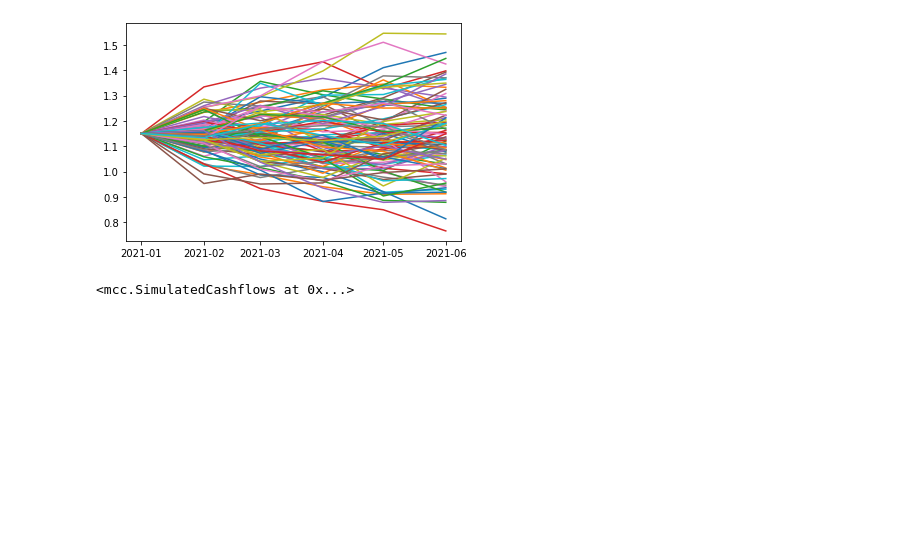
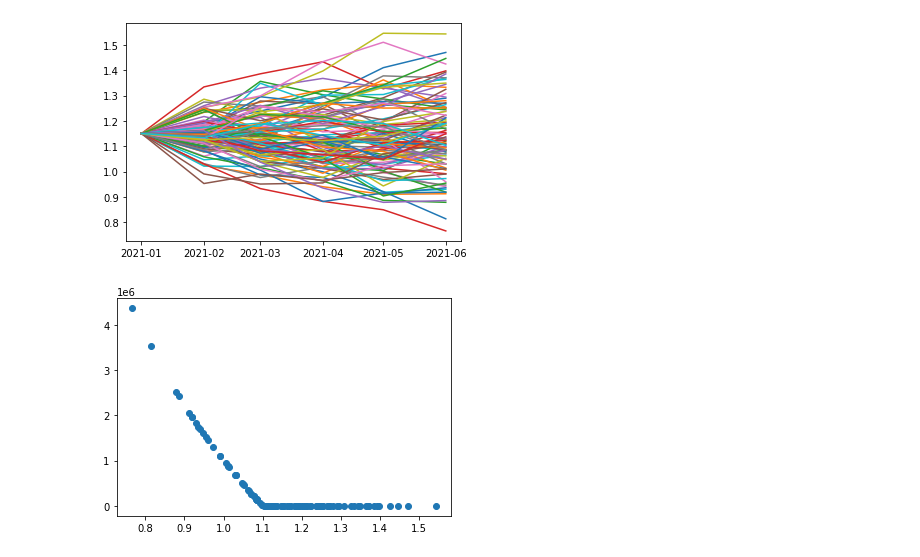
Before and after one commit to luphord/monte-carlo-contracts, a Jupyter notebook: examples/FX Options.ipynb, the cells around one changed output. Drawn from its saved outputs; the diff is of its cells as text; code cells hidden in the pictures; blank space fills up the shorter version.

Commit message:
plot net cashflows

```diff
--- a/examples/FX Options.ipynb
+++ b/examples/FX Options.ipynb
@@ -50,7 +50,10 @@ x.shape
 [figure]
 # %%
 model = Model(dategrid, {("EUR", "USD"): x}, {}, np.ones(x.shape), "EUR")
-# %%
-model.generate_cashflows(fxcall)
-# %% [output]
-<mcc.SimulatedCashflows at 0x...>
+# %%
+indexedcf = fxcall.generate_cashflows(model.eval_date_index, model)
+cf_eur = model.in_numeraire_currency(indexedcf).apply_index()
+netcf_eur = cf_eur.cashflows["value"].sum(axis=1)
+plt.scatter(x[:,-1], netcf_eur);
+# %% [output]
+[figure, added]
```
